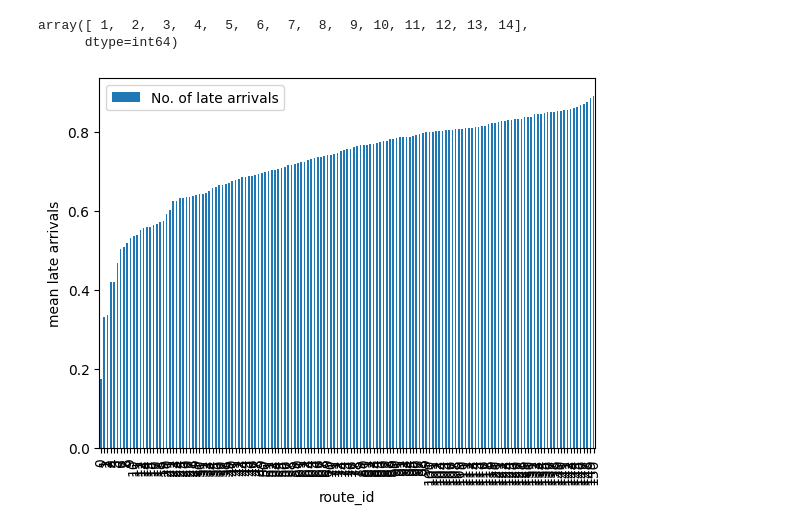
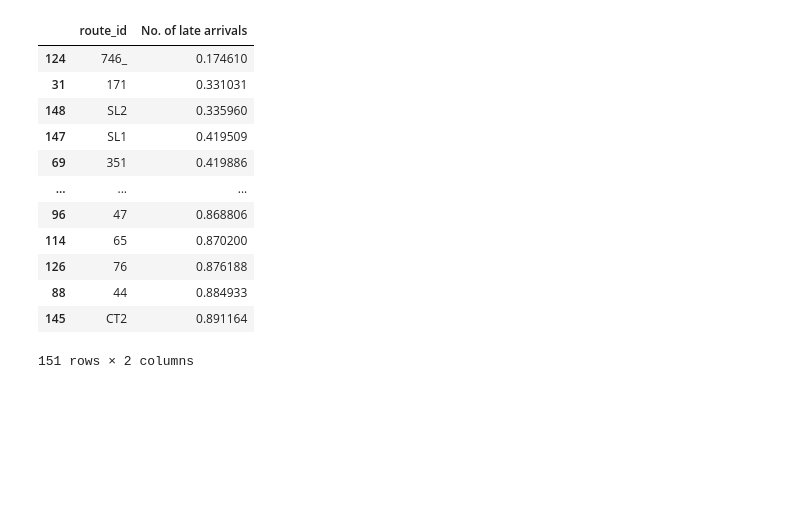
Before and after one commit to BU-Spark/ds-boston-transit-performance, a Jupyter notebook: fa23-team-d/EDA_Notebooks/lateness.ipynb, the cells around one changed output. Cells and saved outputs as stored; diff of their text form; code cells hidden in the pictures; blank space fills up the shorter version.

```diff
--- a/fa23-team-d/EDA_Notebooks/lateness.ipynb
+++ b/fa23-team-d/EDA_Notebooks/lateness.ipynb
@@ -13,10 +13,19 @@ df['actual'] = pd.to_datetime(df['actual'])
 df['No. of late arrivals'] = (df['actual'] > df['scheduled'])
 route_ranking = df.groupby('route_id')['No. of late arrivals'].mean().reset_index()
 route_ranking = route_ranking.sort_values(by='No. of late arrivals')
-# %%
-df['time_point_order'].unique()
-# %% [output]
-array([ 1,  2,  3,  4,  5,  6,  7,  8,  9, 10, 11, 12, 13, 14],
-      dtype=int64)
 # %%
-route_ranking =route_ranking.reset_index()
+route_ranking
+# %% [output]
+|  | route_id | No. of late arrivals |
+| 124 | 746_ | 0.174610 |
+| 31 | 171 | 0.331031 |
+| 148 | SL2 | 0.335960 |
+| 147 | SL1 | 0.419509 |
+| 69 | 351 | 0.419886 |
+| ... | ... | ... |
+| 96 | 47 | 0.868806 |
+| 114 | 65 | 0.870200 |
+| 126 | 76 | 0.876188 |
+| 88 | 44 | 0.884933 |
+| 145 | CT2 | 0.891164 |
+151 rows × 2 columns
@@ -25,14 +31,0 @@ route_ranking = route_ranking.drop(columns='index')
-# %%
-df_sorted = route_ranking
-
-ax = df_sorted.plot(kind='bar')  # Use your actual column names for 'x' and 'y'
-
-# Label the x and y axes
-ax.set_xlabel("route_id")
-ax.set_ylabel("mean late arrivals")
-
-import  matplotlib.pyplot as plt
-# Show the plot
-plt.show()
-# %% [output]
-[figure, removed]
```
Also changed, not shown: parts of 6 cells of this notebook.
